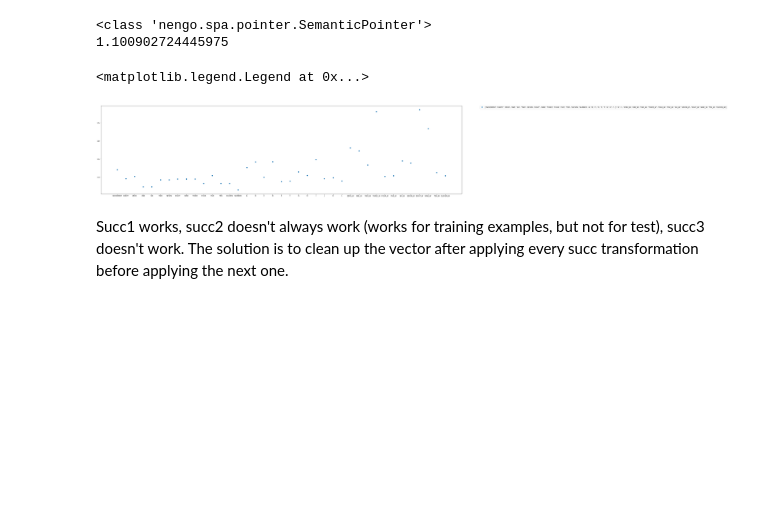
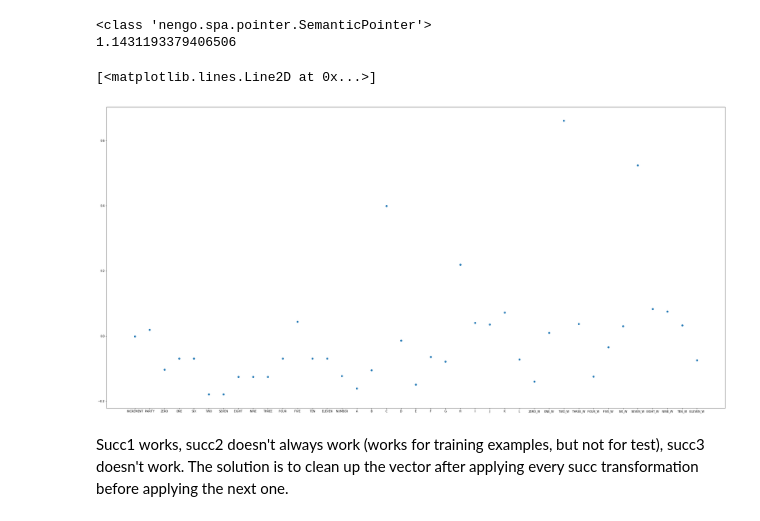
Before and after one commit to s72sue/induction, a Jupyter notebook: logic/succ_operation_hierarchy.ipynb, the cells around one changed output. Drawn from its saved outputs; the diff is of its cells as text; code cells hidden in the pictures; blank space fills up the shorter version.

Commit message:
succ neural model

```diff
--- a/logic/succ_operation_hierarchy.ipynb
+++ b/logic/succ_operation_hierarchy.ipynb
@@ -4,7 +4,7 @@ import nengo.spa as spa
 from nengo.spa import Vocabulary
 import numpy as np
 # %%
-rng = np.random.RandomState(10)
+rng = np.random.RandomState(12)
 dim = 64*2
 
 vocab = Vocabulary(dimensions=dim, rng=rng, max_similarity=0.02, unitary=True)
@@ -68,31 +68,31 @@ print (type(T))
 print (np.dot(incr.v, T.v))   # dot product ~ 1
 # %% [output]
 <class 'nengo.spa.pointer.SemanticPointer'>
-1.100902724445975
+1.1431193379406506
 # %%
 import matplotlib.pyplot as plt
 %matplotlib inline
 
 
-succ = (seven * T)
+succ = (eight * ~T)
 even_odd = ~parity*succ
 test = succ.v
 
-# similarity = []
-# for sp_name in vocab.keys:
-#     vec = vocab.parse(sp_name).v
-#     similarity.append(np.dot(test, vec))
+similarity = []
+for sp_name in vocab.keys:
+    vec = vocab.parse(sp_name)
+    similarity.append(vec.compare(test))
 
 
-similarity = vocab.dot(test)   # compute dot product with each vector in the vocab
+#similarity = vocab.dot(test)   # compute dot product with each vector in the vocab
 #similarity = similarity/np.linalg.norm(similarity[0])
 
-plt.figure(figsize = (40,10))
+plt.figure(figsize = (40,20))
 plt.plot(vocab.keys, similarity, 'o', label=vocab.keys)
-plt.legend(bbox_to_anchor=(1.05, 1), loc=2, borderaxespad=0.0)
+#plt.legend(bbox_to_anchor=(1.05, 1), loc=2, borderaxespad=0.0)
 # %% [output]
-<matplotlib.legend.Legend at 0x...>
+[<matplotlib.lines.Line2D at 0x...>]
-[figure, old version]
+[figure, new version]
 # %% [markdown]
 Succ1 works, succ2 doesn't always work (works for training examples, but not for test), succ3 doesn't work. The solution is to clean up the vector after applying every succ transformation before applying the next one.
 # %% [markdown]
```
Also changed, not shown: parts of 1 cell of this notebook, 11 other files.
